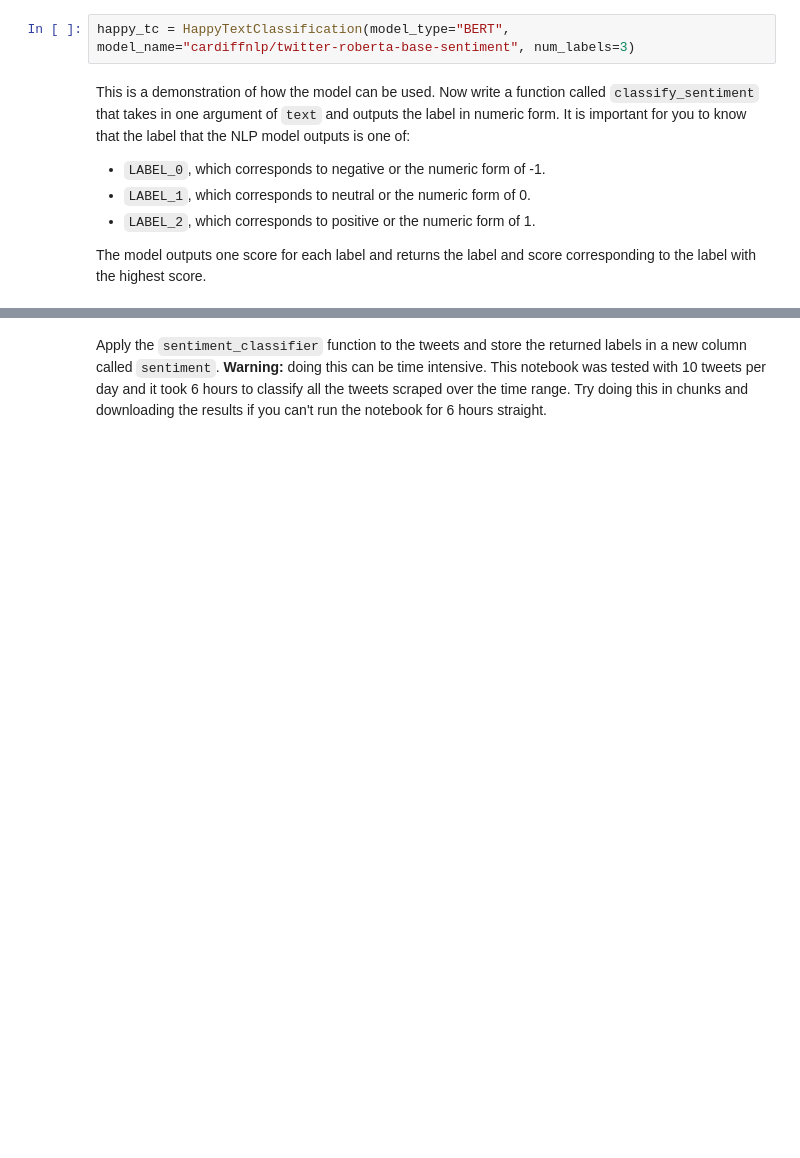
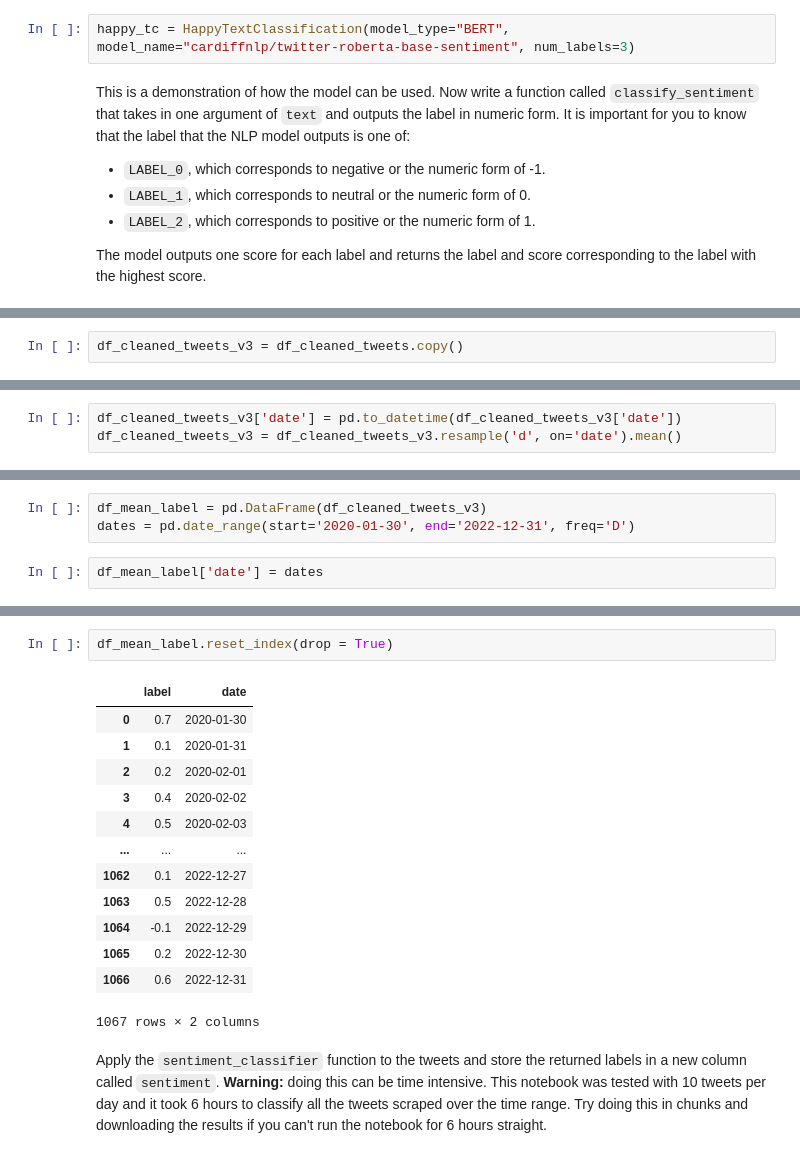
Before and after one commit to Py4Econ2023/COVID-Social-Cost, a Jupyter notebook: covid_happiness.ipynb, the cells around one changed output, grey strips where cells are left out. Saved outputs shown, nothing was run; the diff lists cells and outputs as text; blank space fills up the shorter version.

```diff
--- a/covid_happiness.ipynb
+++ b/covid_happiness.ipynb
@@ -377,0 +548,2 @@ def classify_sentiment(text):
+# %%
+df_cleaned_tweets_v3 = df_cleaned_tweets.copy()
@@ -377,0 +569,3 @@ def classify_sentiment(text):
+# %%
+df_cleaned_tweets_v3['date'] = pd.to_datetime(df_cleaned_tweets_v3['date'])
+df_cleaned_tweets_v3 = df_cleaned_tweets_v3.resample('d', on='date').mean()
@@ -377,0 +590,5 @@ def classify_sentiment(text):
+# %%
+df_mean_label = pd.DataFrame(df_cleaned_tweets_v3)
+dates = pd.date_range(start='2020-01-30', end='2022-12-31', freq='D')
+# %%
+df_mean_label['date'] = dates
@@ -378,3 +613,19 @@ def classify_sentiment(text):
+# %%
+df_mean_label.reset_index(drop = True)
+# %% [output]
+|  | label | date |
+| 0 | 0.7 | 2020-01-30 |
+| 1 | 0.1 | 2020-01-31 |
+| 2 | 0.2 | 2020-02-01 |
+| 3 | 0.4 | 2020-02-02 |
+| 4 | 0.5 | 2020-02-03 |
+| ... | ... | ... |
+| 1062 | 0.1 | 2022-12-27 |
+| 1063 | 0.5 | 2022-12-28 |
+| 1064 | -0.1 | 2022-12-29 |
+| 1065 | 0.2 | 2022-12-30 |
+| 1066 | 0.6 | 2022-12-31 |
+1067 rows × 2 columns
 # %% [markdown]
 Apply the ``sentiment_classifier`` function to the tweets and store the returned labels in a new column called ``sentiment``. **Warning:** doing this can be time intensive. This notebook was tested with 10 tweets per day and it took 6 hours to classify all the tweets scraped over the time range. Try doing this in chunks and downloading the results if you can't run the notebook for 6 hours straight.
 # %%
```
Also changed, not shown: parts of 56 cells of this notebook.
